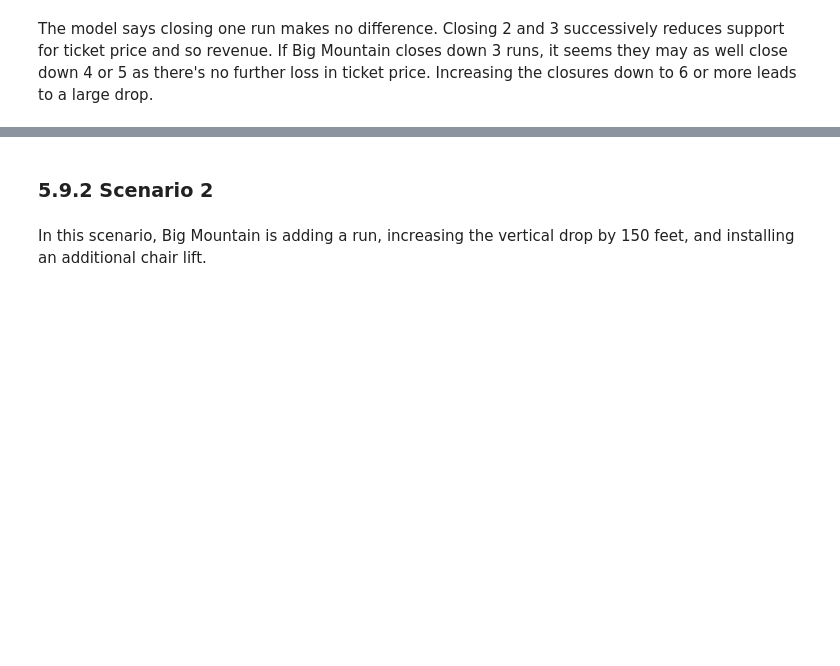
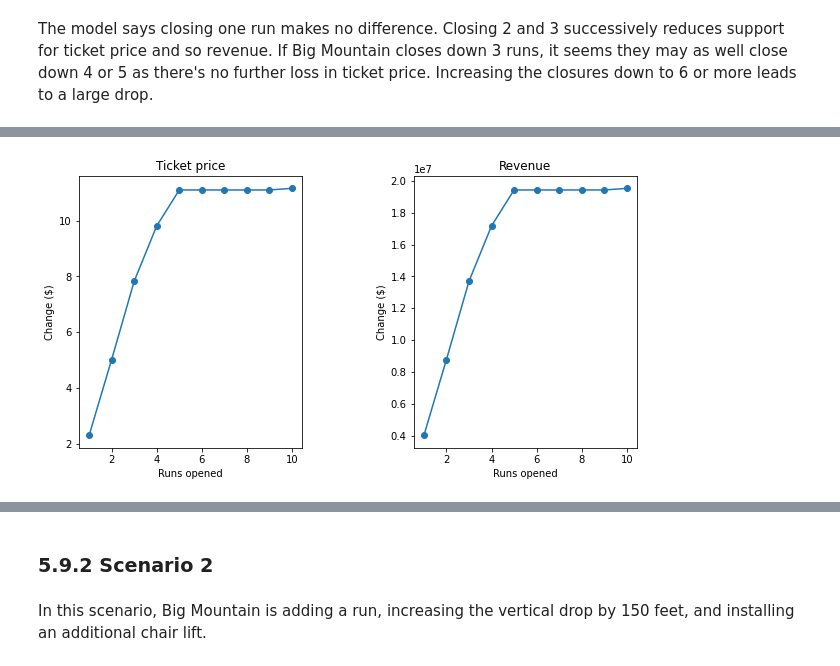
Before and after one commit to jasonhua805/DataScienceGuidedCapstone, a Jupyter notebook: Notebooks/05_modeling.ipynb, the cells around one changed output, grey strips where cells are left out. Drawn from its saved outputs; the diff is of its cells as text; code cells hidden in the pictures; blank space fills up the shorter version.

```diff
--- a/Notebooks/05_modeling.ipynb
+++ b/Notebooks/05_modeling.ipynb
@@ -374,0 +412,18 @@ The model says closing one run makes no difference. Closing 2 and 3 successively
+# %%
+runs_delta2 = [i for i in range(1,11)]
+vert_drop_delta = [i for i in range (0,1000,50)]
+chairs_delta = [i for i in range(1,11)]
+
+price_deltas3 = [predict_increase(['Runs', 'vertical_drop','total_chairs'], [delta,delta2,delta3]) for delta,delta2,delta3 in zip(runs_delta2,vert_drop_delta,chairs_delta)]
+
+
+#runs_closed = [-1 * runs for runs in runs_delta] #1
+fig, ax = plt.subplots(1, 2, figsize=(10, 5))
+fig.subplots_adjust(wspace=0.5)
+ax[0].plot(runs_delta2, price_deltas3, 'o-')
+ax[0].set(xlabel='Runs opened', ylabel='Change ($)', title='Ticket price')
+revenue_deltas3 = [5 * expected_visitors * price for price in price_deltas3] #2
+ax[1].plot(runs_delta2, revenue_deltas3, 'o-')
+ax[1].set(xlabel='Runs opened', ylabel='Change ($)', title='Revenue');
+# %% [output]
+[figure, added]
```
Also changed, not shown: parts of 18 cells of this notebook, 1 other file.
